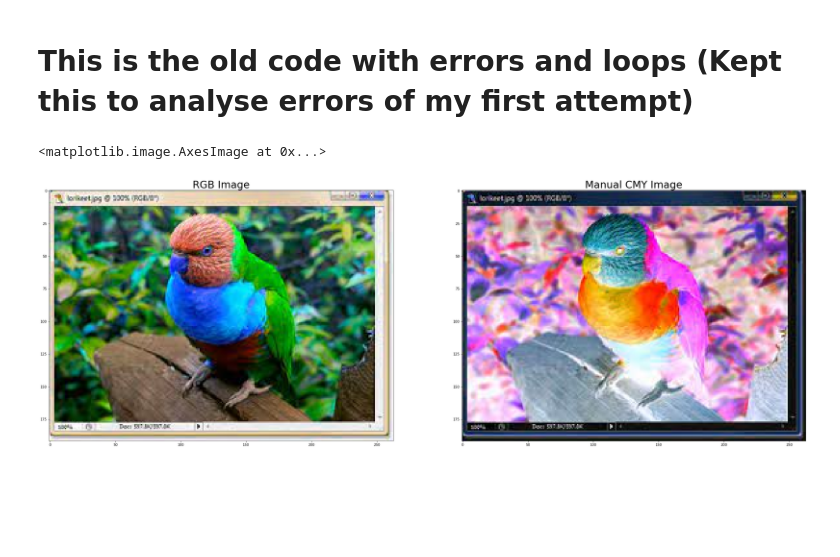
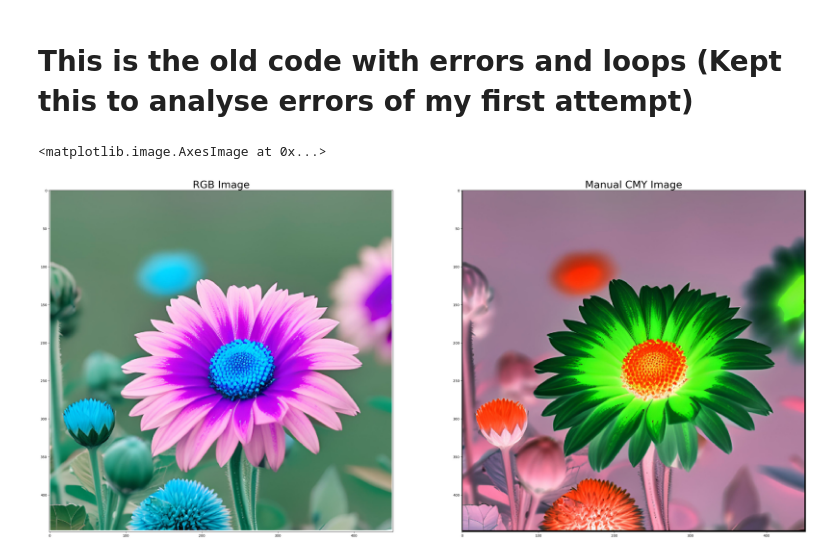
Before and after one commit to Shreya-Lal/Color_space_conversion, a Jupyter notebook: RGB2CMYK.ipynb, the cells around one changed output. Drawn from its saved outputs; the diff is of its cells as text; code cells hidden in the pictures; blank space fills up the shorter version.

```diff
--- a/RGB2CMYK.ipynb
+++ b/RGB2CMYK.ipynb
@@ -63,7 +141,7 @@ Correct CMYK Conversion:<br>
 # This is the old code with errors and loops (Kept this to analyse errors of my first attempt)
 # %%
 # Load Image
-img_rgb = cv.imread("bird.jpg")
+img_rgb = cv.imread("flower.png")
 
 # RGB to CMY conversion formula
 # C = 1 - R
@@ -72,34 +150,34 @@ img_rgb = cv.imread("bird.jpg")
 
 # splitting the color channels of the image  and then normalizing
 r, g, b = img_rgb[:,:,2], img_rgb[:,:,1], img_rgb[:,:,0]
 R, G, B = r/ 255.0 , g/255.0, b/255.0
 
 # create a dummy matrix with all values 0
 cmy = img_rgb.copy()
 cmy[:,:,:] = [0, 0 ,0]
 
 # iterating through the image height and width
 for i in range(img_rgb.shape[0]):
     for j in range(img_rgb.shape[1]):
 
         # Merge the final output to dummy matrix
         cmy[i,j,0] = 255 - img_rgb[i,j,2]
         cmy[i,j,1] = 255 - img_rgb[i,j,1]
         cmy[i,j,2] = 255 - img_rgb[i,j,0]
 
 # plotting the results on grid
 fig, axs = plt.subplots(2, 2, figsize = (40, 40))
 
 plt.subplot(1, 2, 1)
 plt.title("RGB Image", fontsize = 30)
 plt.imshow(img_rgb)
 
 plt.subplot(1, 2, 2)
 plt.title("Manual CMY Image", fontsize = 30)
 plt.imshow(cv.cvtColor(cmy, cv.COLOR_BGR2RGB))
 # %% [output]
 <matplotlib.image.AxesImage at 0x...>
-[figure, old version]
+[figure, new version]
 # %%
 cv.imshow('CMY by loop',cmy)
 cv.waitKey(0)
```
Also changed, not shown: parts of 2 cells of this notebook.
